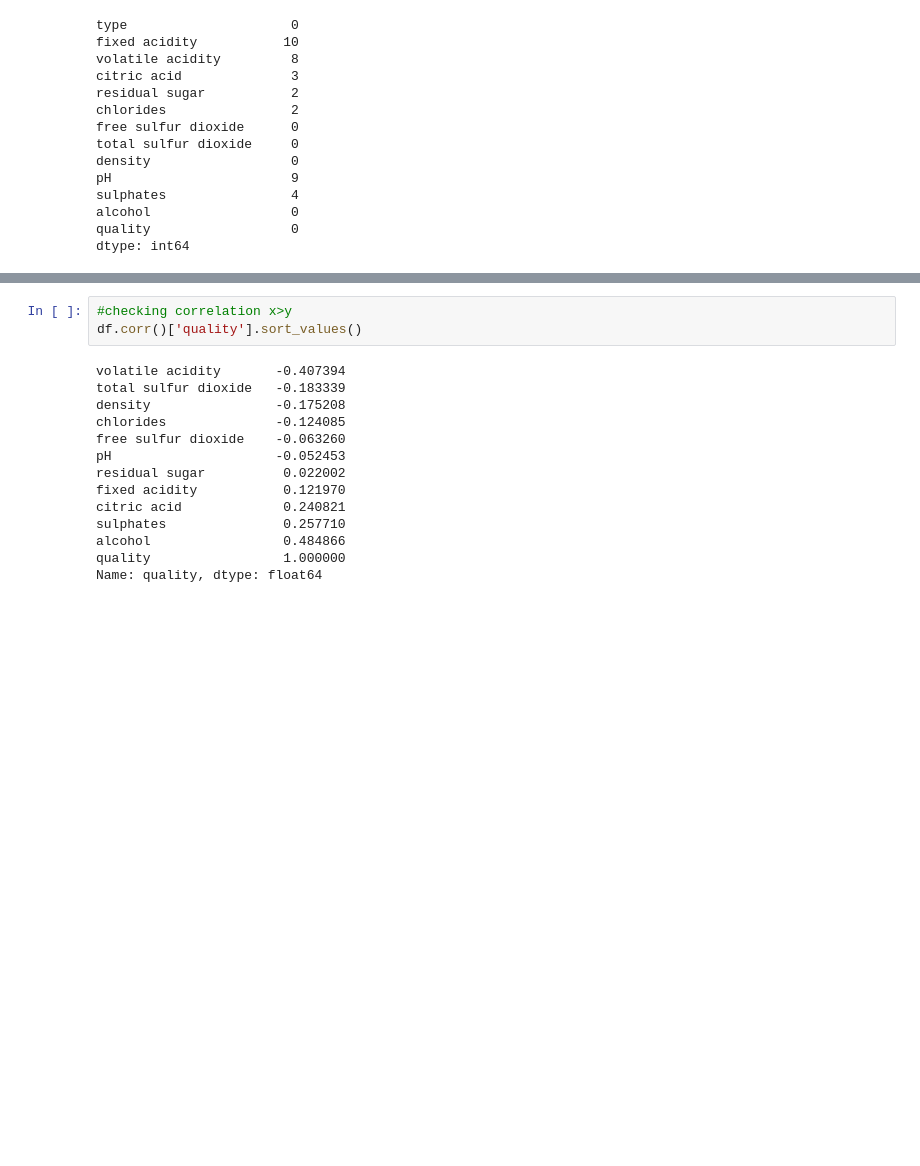
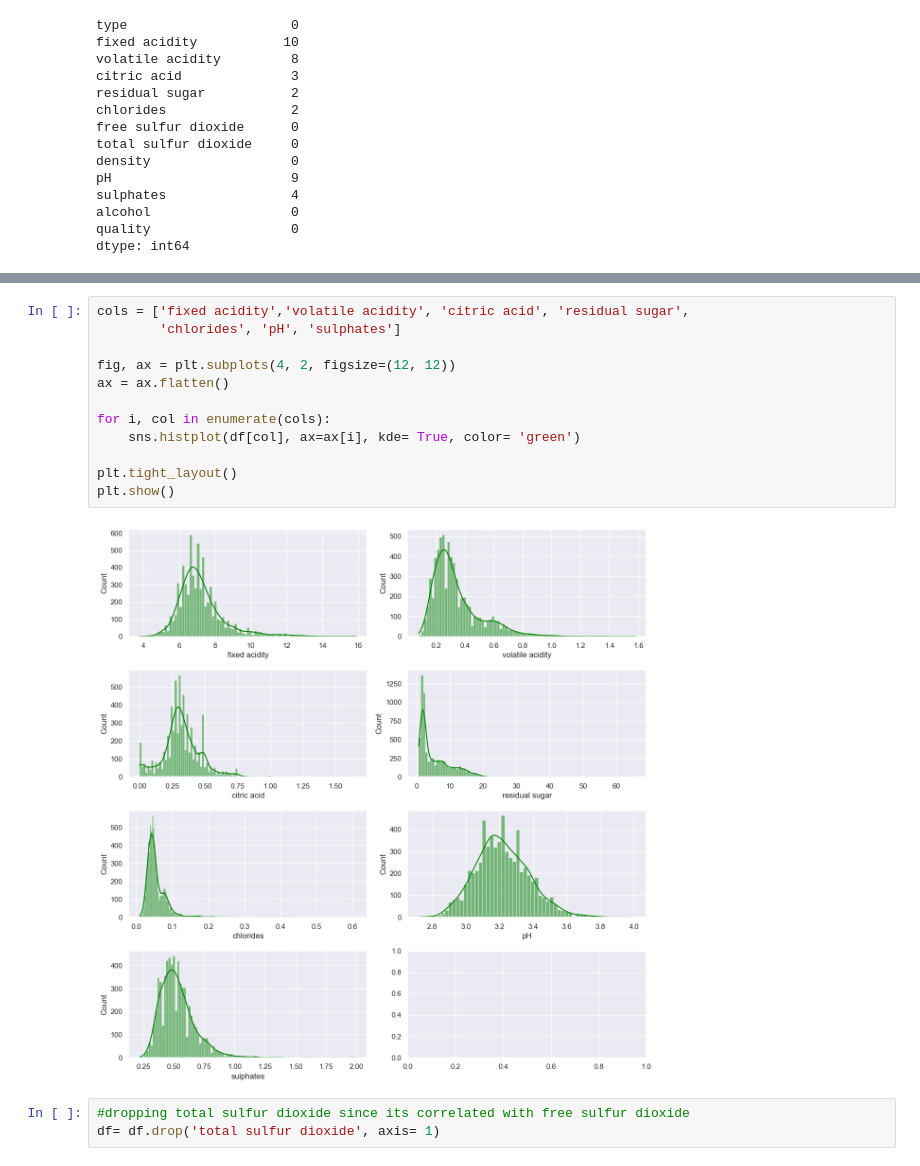
Before and after one commit to ethanhopkins101/DataScience-Projects, a Jupyter notebook: wine_quality/wine_quality.ipynb, the cells around one changed output, grey strips where cells are left out. Cells and saved outputs as stored; diff of their text form; blank space fills up the shorter version.

```diff
--- a/wine_quality/wine_quality.ipynb
+++ b/wine_quality/wine_quality.ipynb
@@ -103,20 +96,20 @@ plt.show()
-# %%
-#checking correlation x>y
-df.corr()['quality'].sort_values()
-# %% [output]
-volatile acidity       -0.407394
-total sulfur dioxide   -0.183339
-density                -0.175208
-chlorides              -0.124085
-free sulfur dioxide    -0.063260
-pH                     -0.052453
-residual sugar          0.022002
-fixed acidity           0.121970
-citric acid             0.240821
-sulphates               0.257710
-alcohol                 0.484866
-quality                 1.000000
-Name: quality, dtype: float64
+# %%
+cols = ['fixed acidity','volatile acidity', 'citric acid', 'residual sugar',
+        'chlorides', 'pH', 'sulphates']
+
+fig, ax = plt.subplots(4, 2, figsize=(12, 12))
+ax = ax.flatten()
+
+for i, col in enumerate(cols):
+    sns.histplot(df[col], ax=ax[i], kde= True, color= 'green')
+
+plt.tight_layout()
+plt.show()
+# %% [output]
+[figure, added]
+# %%
+#dropping total sulfur dioxide since its correlated with free sulfur dioxide
+df= df.drop('total sulfur dioxide', axis= 1)
 # %%
 #splitting the data
 inputs= df.drop('quality', axis= 1)
```
Also changed, not shown: parts of 24 cells of this notebook.
